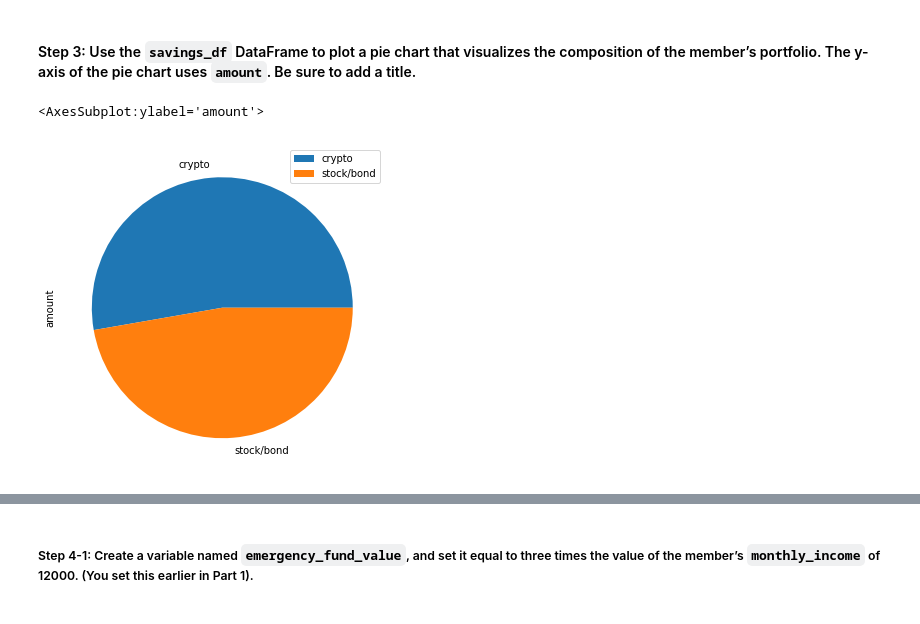
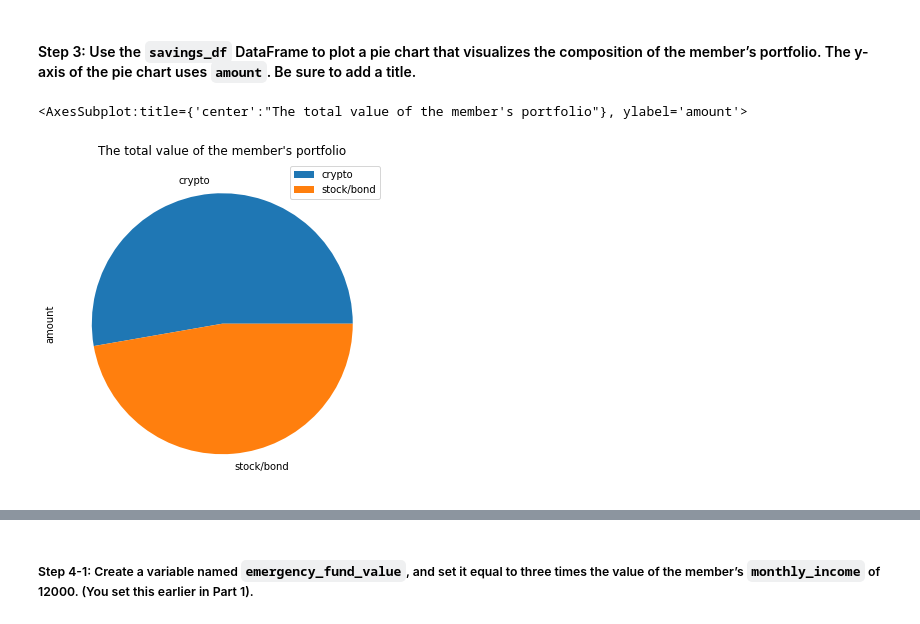
Before and after one commit to VladislavGlupak/Financial-Planners-for-Emergencies-and-for-Retirement, a Jupyter notebook: financial_planning_tools.ipynb, the cells around one changed output, grey strips where cells are left out. Saved outputs shown, nothing was run; the diff lists cells and outputs as text; code cells hidden in the pictures.

```diff
--- a/financial_planning_tools.ipynb
+++ b/financial_planning_tools.ipynb
@@ -301,7 +269,7 @@ savings_df
 #### Step 3: Use the `savings_df` DataFrame to plot a pie chart that visualizes the composition of the member’s portfolio. The y-axis of the pie chart uses `amount`. Be sure to add a title.
 # %%
 # Plot the total value of the member's portfolio (crypto and stock/bond) in a pie chart
-savings_df.plot.pie(y="amount", figsize=(6, 6))
+savings_df.plot.pie(y="amount", figsize=(6, 6), title="The total value of the member's portfolio")
 # %% [output]
-<AxesSubplot:ylabel='amount'>
+<AxesSubplot:title={'center':"The total value of the member's portfolio"}, ylabel='amount'>
-[figure, old version]
+[figure, new version]
```
Also changed, not shown: parts of 26 cells of this notebook, 6 other files.
